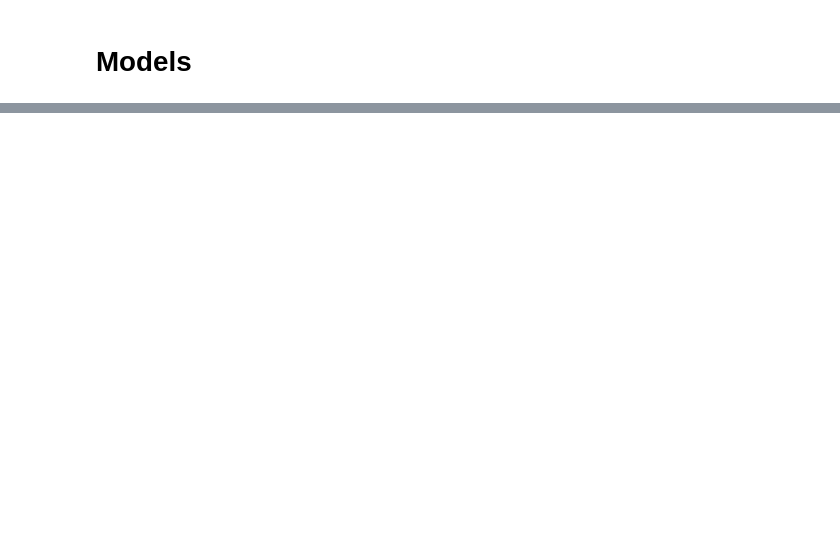
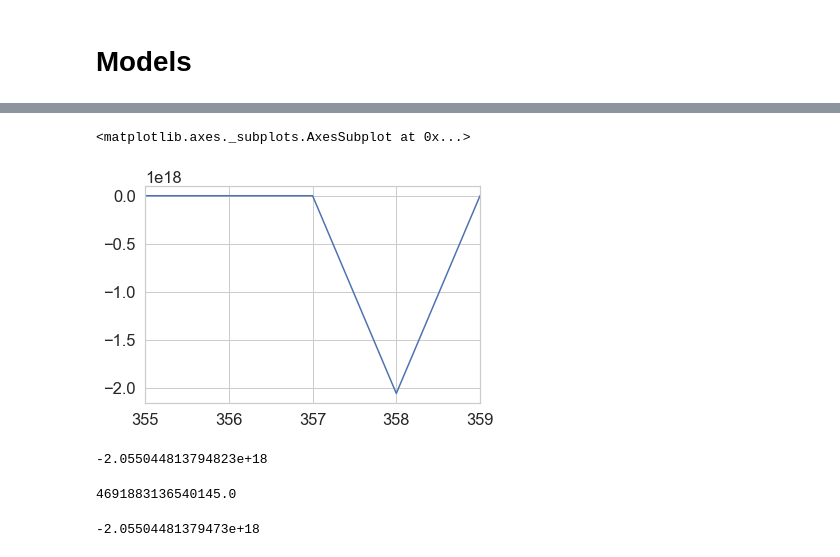
Before and after one commit to karb94/ML, a Jupyter notebook: Housing Prices/Untitled2.ipynb, the cells around one changed output, grey strips where cells are left out. Saved outputs shown, nothing was run; the diff lists cells and outputs as text; code cells hidden in the pictures; blank space fills up the shorter version.

```diff
--- a/Housing Prices/Untitled2.ipynb
+++ b/Housing Prices/Untitled2.ipynb
@@ -812,12 +749,12 @@ Name: SaleCondition, dtype: int64
 # %%
 from sklearn.model_selection import GridSearchCV
-from sklearn.model_selection import RepeatedStratifiedKFold
+from sklearn.model_selection import RepeatedKFold
 
 gs = {}
 for model, [estimator, param_grid] in models.items():
     gs[model] = GridSearchCV(estimator, param_grid=param_grid, n_jobs=-2,
-                             cv=RepeatedStratifiedKFold(n_splits=3, n_repeats=10, random_state=0), iid=False, verbose=0)
+                             cv=RepeatedKFold(n_splits=3, n_repeats=10, random_state=1), iid=False, verbose=0)
     gs[model].fit(X_train, y_train)
     print('{} training score: {:.3f}'.format(model, gs[model].score(X_train, y_train)))
-    print('{} test score: {:.3f}'.format(model, gs[model].score(X_test, y_test)))
+    print('{} test score: {:.3f}'.format(model, gs[model].score(X_test, y_test.reset_index(drop=True))))
 # %% [output]
@@ -825,0 +783,6 @@ Linear Regression test score: 0.741
+# %%
+res = gs['Linear Regression'].predict(X_test) - y_test.reset_index(drop=True)
+res[355:360].plot()
+# %% [output]
+<matplotlib.axes._subplots.AxesSubplot at 0x...>
+[figure, added]
@@ -825,0 +814,14 @@ Linear Regression test score: 0.741
+# %%
+res[358]
+# %% [output]
+-2.055044813794823e+18
+# %%
+from sklearn.metrics import mean_absolute_error
+
+mean_absolute_error(y_test.reset_index(drop=True), gs['Linear Regression'].predict(X_test))
+# %% [output]
+4691883136540145.0
+# %%
+gs['Linear Regression'].predict(X_test)[358]
+# %% [output]
+-2.05504481379473e+18
```
Also changed, not shown: parts of 29 cells of this notebook.
